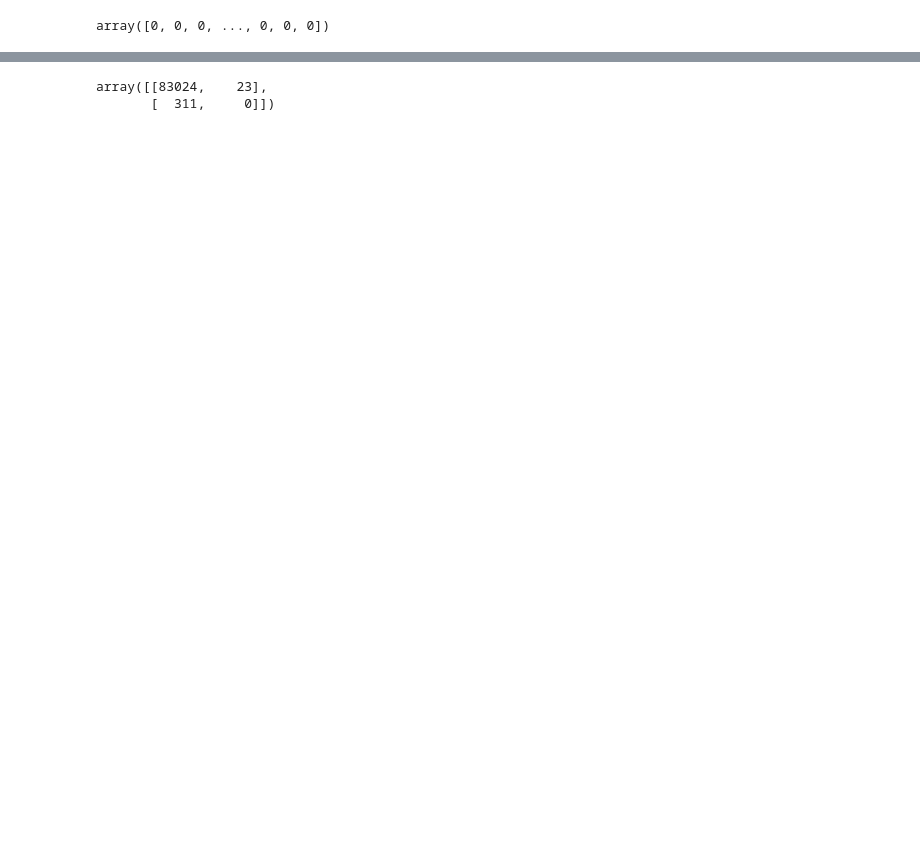
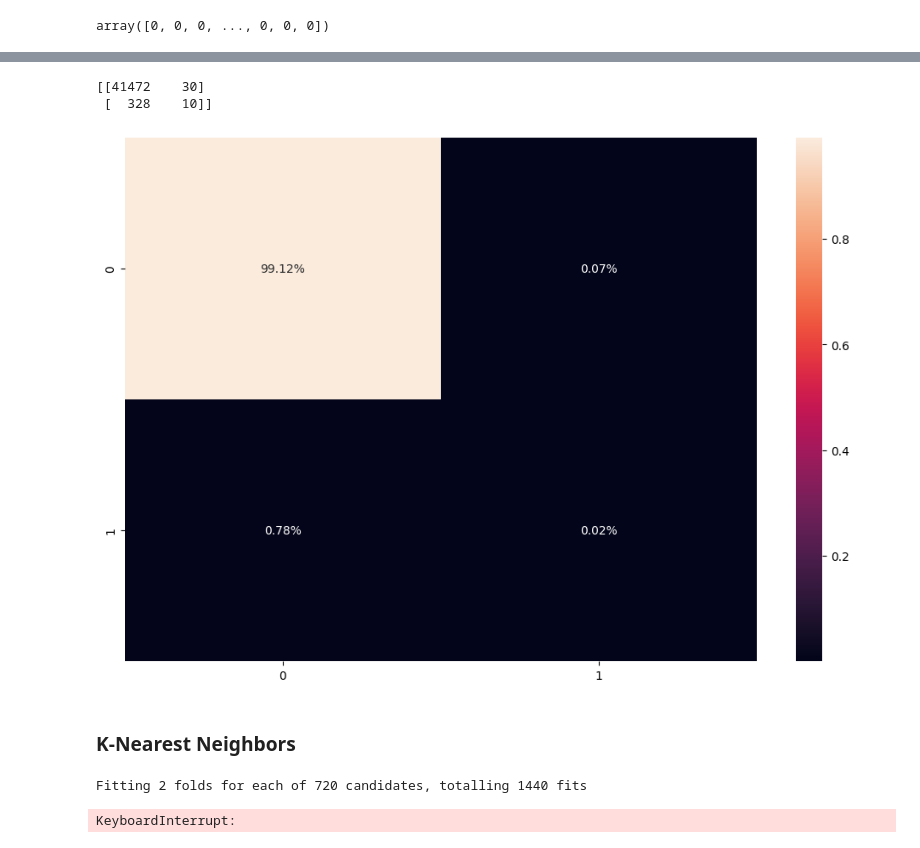
Before and after one commit to mishamickevicius/ML-Projects, a Jupyter notebook: Fraud-Detection/Credit-Card-Fraud.ipynb, the cells around one changed output, grey strips where cells are left out. Saved outputs shown, nothing was run; the diff lists cells and outputs as text; code cells hidden in the pictures; blank space fills up the shorter version.

```diff
--- a/Fraud-Detection/Credit-Card-Fraud.ipynb
+++ b/Fraud-Detection/Credit-Card-Fraud.ipynb
@@ -249,13 +256,13 @@ X_test_scaled = scaler.transform(X_test)
 # %% [markdown]
 ### Logistic Regression
 # %%
-log_reg = LogisticRegression(penalty='l1', solver='saga')
+log_reg = LogisticRegression(penalty='l1', solver='saga', C=0.05)
 # %%
 param_grid = {
     # 'penalty': ['l1'],  # Norm used in the penalization
-    'C': [0.01, 0.1, 1],  # Inverse of regularization strength
+    'C': [0.05],  # Inverse of regularization strength
     # 'solver': ['saga'],  # Algorithm to use in the optimization problem
-    'max_iter': [100, 200, 300],  # Maximum number of iterations taken for the solvers to converge
+    # 'max_iter': [100, 200, 300],  # Maximum number of iterations taken for the solvers to converge
     # 'l1_ratio': [0.0, 0.5, 1.0]  # Used only if penalty is 'elasticnet'
 }
 # %%
@@ -298,5 +303,14 @@ weighted avg       0.99      1.00      0.99     83358
 # %%
-confusion_matrix(y_test, y_pred)
+cf_matrix = confusion_matrix(y_test, y_pred)
+print(cf_matrix)
 # %% [output]
-array([[83024,    23],
-       [  311,     0]])
+[[41472    30]
+ [  328    10]]
+# %%
+plt.figure(figsize=(12,8))
+sns.heatmap(cf_matrix/np.sum(cf_matrix), annot=True, fmt='.2%')
+plt.show()
+# %% [output]
+[figure, added]
+# %% [markdown]
+### K-Nearest Neighbors
@@ -302,0 +330,5 @@ array([[83024,    23],
+# %%
+grid_cv.fit(X_train_scaled, y_train)
+# %% [output]
+Fitting 2 folds for each of 720 candidates, totalling 1440 fits
+KeyboardInterrupt:
```
Also changed, not shown: parts of 19 cells of this notebook.
